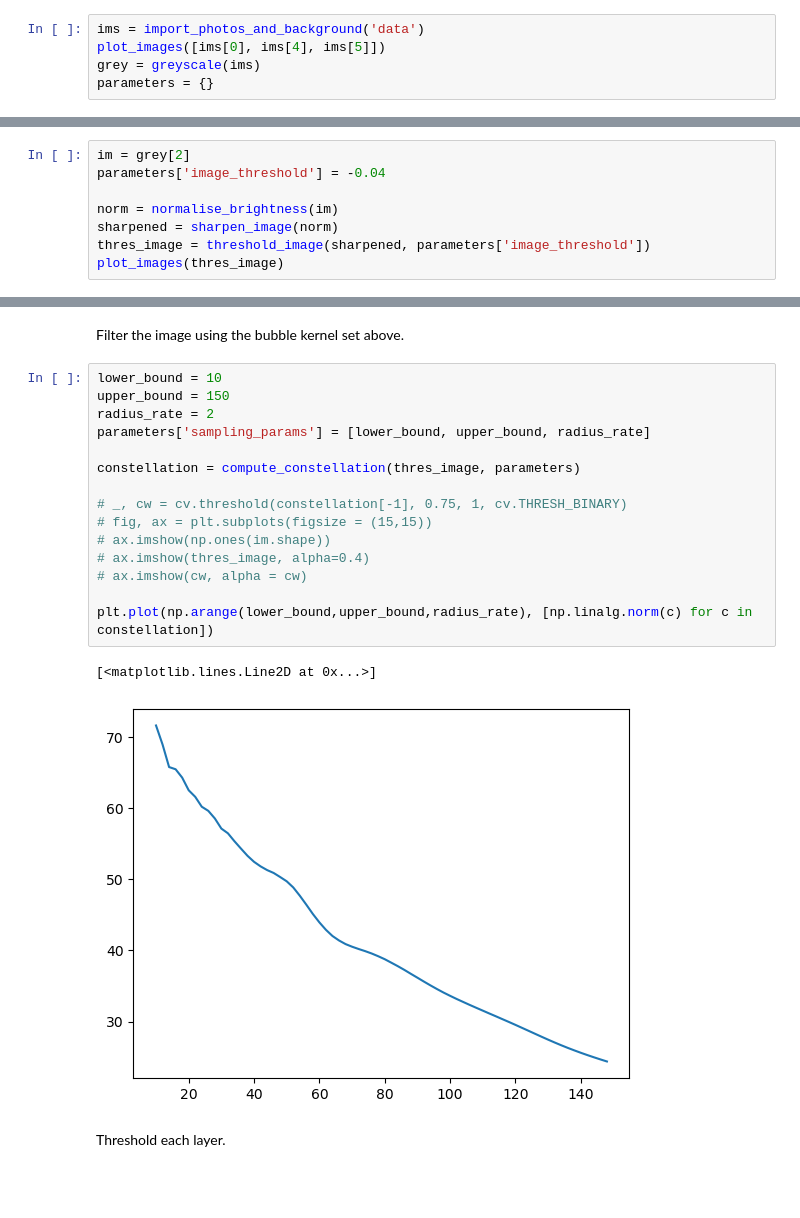
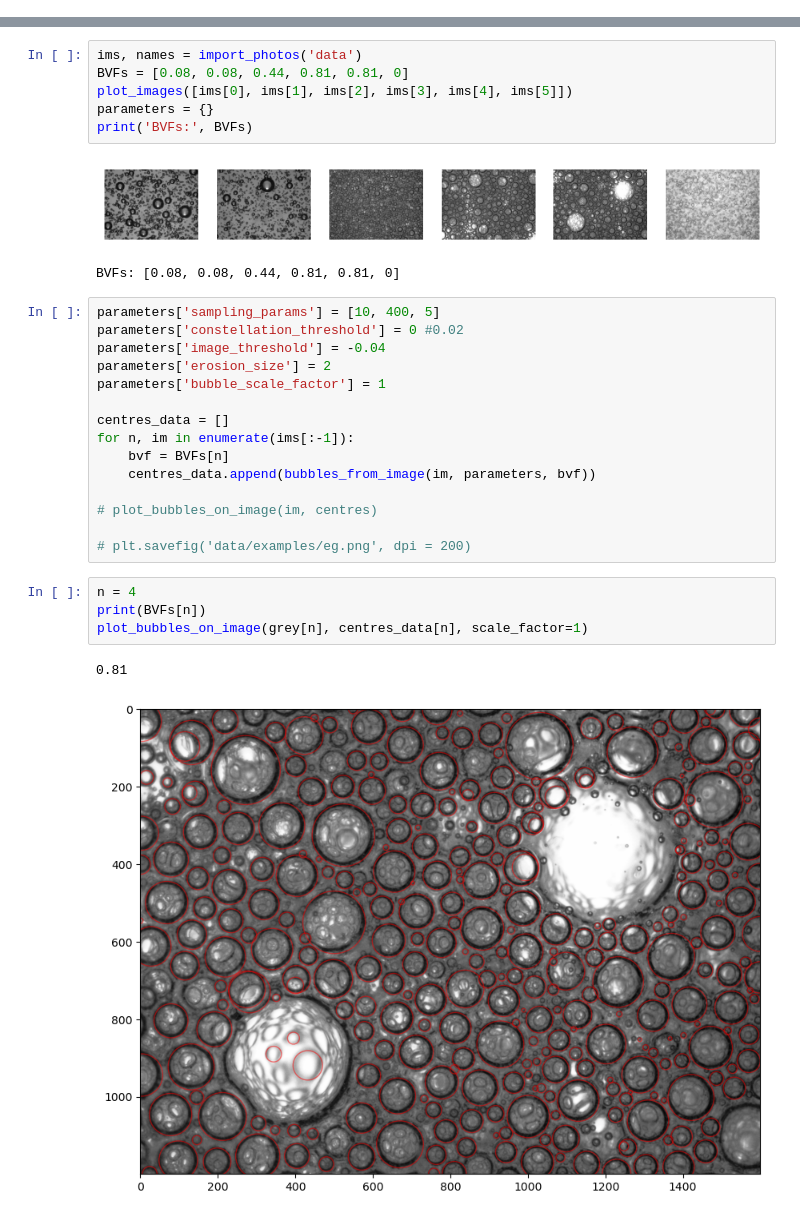
Before and after one commit to Iolo-Jones/BubbleSegmentation, a Jupyter notebook: bubble_test_notebook.ipynb, the cells around one changed output, grey strips where cells are left out. Drawn from its saved outputs; the diff is of its cells as text; blank space fills up the shorter version.

```diff
--- a/bubble_test_notebook.ipynb
+++ b/bubble_test_notebook.ipynb
@@ -10,5 +11,0 @@ import cv2 as cv
-# %%
-ims = import_photos_and_background('data')
-plot_images([ims[0], ims[4], ims[5]])
-grey = greyscale(ims)
-parameters = {}
@@ -17,8 +11,0 @@ parameters = {}
-# %%
-im = grey[2]
-parameters['image_threshold'] = -0.04
-
-norm = normalise_brightness(im)
-sharpened = sharpen_image(norm)
-thres_image = threshold_image(sharpened, parameters['image_threshold'])
-plot_images(thres_image)
@@ -27,22 +12,31 @@ plot_images(thres_image)
-# %% [markdown]
-Filter the image using the bubble kernel set above.
-# %%
-lower_bound = 10
-upper_bound = 150
-radius_rate = 2
-parameters['sampling_params'] = [lower_bound, upper_bound, radius_rate]
-
-constellation = compute_constellation(thres_image, parameters)
-
-# _, cw = cv.threshold(constellation[-1], 0.75, 1, cv.THRESH_BINARY)
-# fig, ax = plt.subplots(figsize = (15,15))
-# ax.imshow(np.ones(im.shape))
-# ax.imshow(thres_image, alpha=0.4)
-# ax.imshow(cw, alpha = cw)
-
-plt.plot(np.arange(lower_bound,upper_bound,radius_rate), [np.linalg.norm(c) for c in constellation])
-# %% [output]
-[<matplotlib.lines.Line2D at 0x...>]
-[figure, removed]
-# %% [markdown]
-Threshold each layer.
+# %%
+ims, names = import_photos('data')
+BVFs = [0.08, 0.08, 0.44, 0.81, 0.81, 0]
+plot_images([ims[0], ims[1], ims[2], ims[3], ims[4], ims[5]])
+parameters = {}
+print('BVFs:', BVFs)
+# %% [output]
+[figure, added]
+BVFs: [0.08, 0.08, 0.44, 0.81, 0.81, 0]
+# %%
+parameters['sampling_params'] = [10, 400, 5]
+parameters['constellation_threshold'] = 0 #0.02
+parameters['image_threshold'] = -0.04
+parameters['erosion_size'] = 2
+parameters['bubble_scale_factor'] = 1
+
+centres_data = []
+for n, im in enumerate(ims[:-1]):
+    bvf = BVFs[n]
+    centres_data.append(bubbles_from_image(im, parameters, bvf))
+
+# plot_bubbles_on_image(im, centres)
+
+# plt.savefig('data/examples/eg.png', dpi = 200)
+# %%
+n = 4
+print(BVFs[n])
+plot_bubbles_on_image(grey[n], centres_data[n], scale_factor=1)
+# %% [output]
+0.81
+[figure, added]
```
Also changed, not shown: parts of 22 cells of this notebook, 5 other files.
